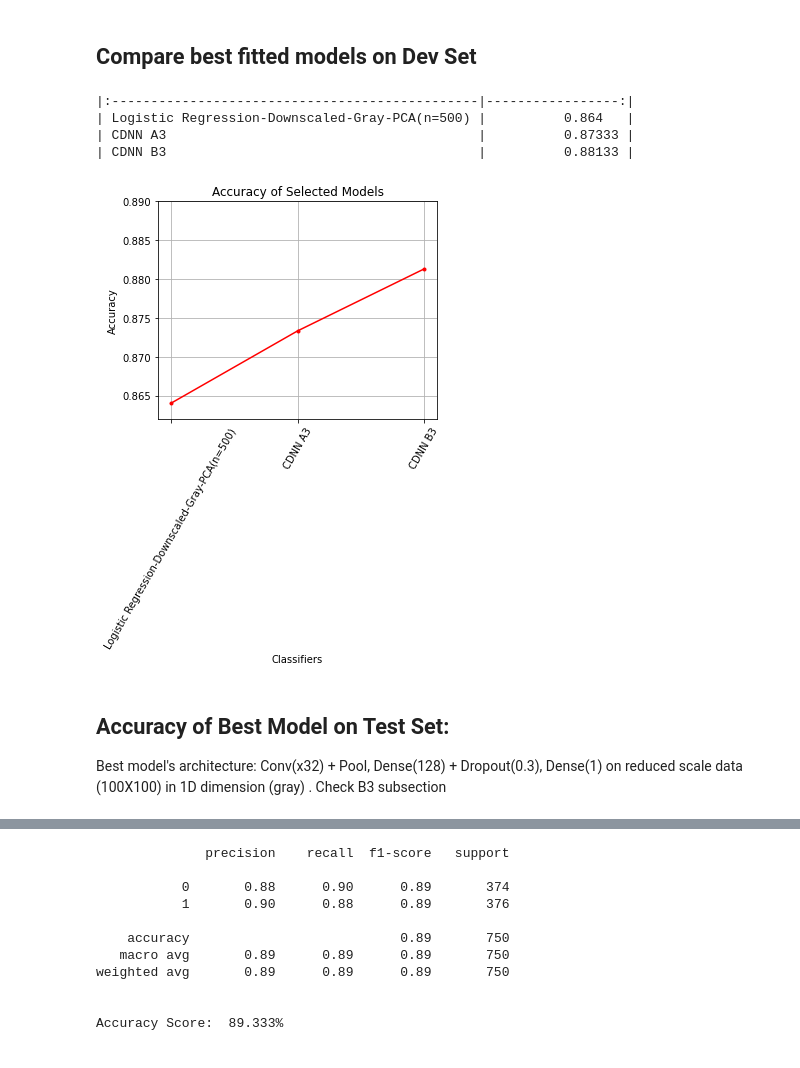
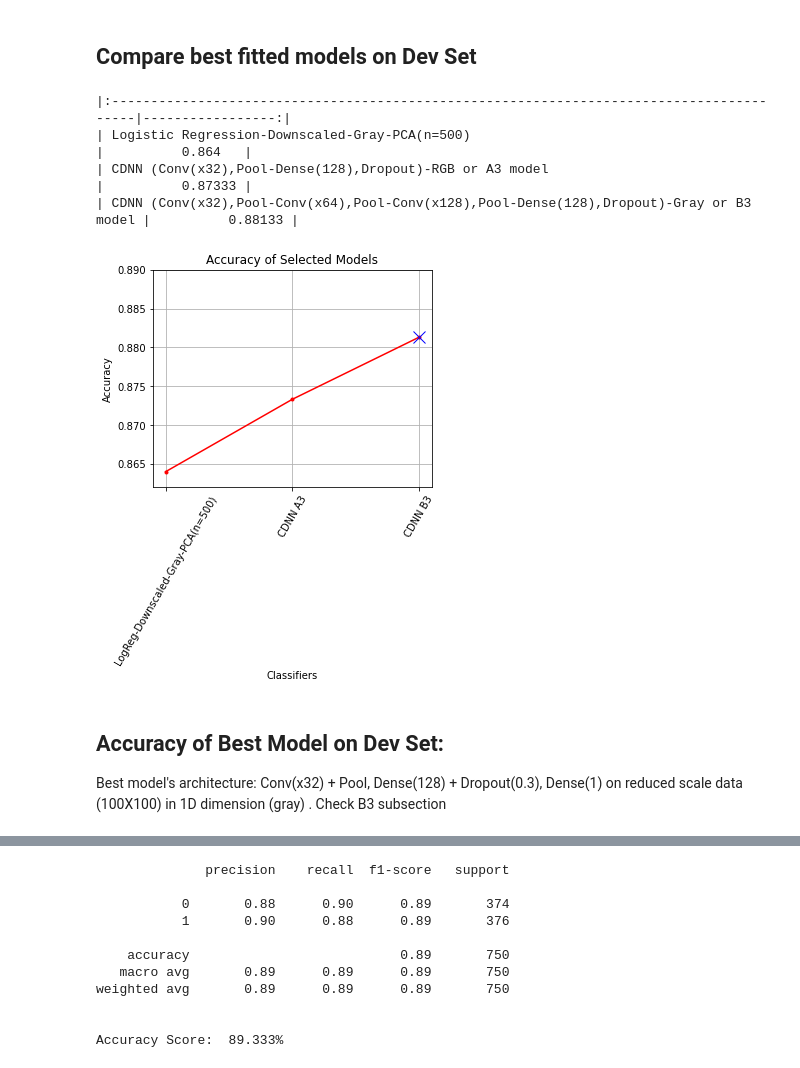
Before and after one commit to xeniakal/AMLS_20-21_SN20159465, a Jupyter notebook: A2/SmileDetection.ipynb, the cells around one changed output, grey strips where cells are left out. Saved outputs shown, nothing was run; the diff lists cells and outputs as text; code cells hidden in the pictures.

```diff
--- a/A2/SmileDetection.ipynb
+++ b/A2/SmileDetection.ipynb
@@ -1376,31 +1387,40 @@ Epoch 00010: val_loss did not improve from 0.68083
 # %%
 acc_lr_PCA_downscaled_gray=0.86400
 acc_A3= 0.87333
 acc_B3=0.88133
 data={'Logistic Regression-Downscaled-Gray-PCA(n=500)':[acc_lr_PCA_downscaled_gray],
-      'CDNN A3':[acc_A3], 'CDNN B3':[acc_B3]}
+      'CDNN (Conv(x32),Pool-Dense(128),Dropout)-RGB or A3 model':[acc_A3],
+      'CDNN (Conv(x32),Pool-Conv(x64),Pool-Conv(x128),Pool-Dense(128),Dropout)-Gray or B3 model':[acc_B3]}
 df=pd.DataFrame.from_dict(data,orient='index',columns=['Accuracy Score'])
 df.sort_values(by=df.columns[0],ascending=False, inplace=False)
 print(df.to_markdown())
 
 accuracies = [acc_lr_PCA_downscaled_gray,acc_A3,acc_B3]
-acc_list=['Logistic Regression-Downscaled-Gray-PCA(n=500)','CDNN A3','CDNN B3']
+acc_list=['LogReg-Downscaled-Gray-PCA(n=500)','CDNN A3','CDNN B3']
 plt.figure(figsize=(5,4))
 plt.title('Accuracy of Selected Models')
 plt.plot(acc_list,accuracies, 'r.-')
+
+#spot maximum accuracy
+acc_max = np.array(accuracies).max()
+index=np.where(accuracies==acc_max)
+index = index[0][0]
+plt.plot(acc_list[index],acc_max,'x',color='b',markersize=12)
+
+
 plt.grid()
 plt.ylabel('Accuracy')
 plt.xlabel('Classifiers')
 plt.xticks(rotation=60)
 plt.ylim([0.862,0.89])
 plt.show()
 # %% [output]
-|:-----------------------------------------------|-----------------:|
-| Logistic Regression-Downscaled-Gray-PCA(n=500) |          0.864   |
-| CDNN A3                                        |          0.87333 |
-| CDNN B3                                        |          0.88133 |
+|:-----------------------------------------------------------------------------------------|-----------------:|
+| Logistic Regression-Downscaled-Gray-PCA(n=500)                                           |          0.864   |
+| CDNN (Conv(x32),Pool-Dense(128),Dropout)-RGB or A3 model                                 |          0.87333 |
+| CDNN (Conv(x32),Pool-Conv(x64),Pool-Conv(x128),Pool-Dense(128),Dropout)-Gray or B3 model |          0.88133 |
-[figure, old version]
+[figure, new version]
 # %% [markdown]
-## Accuracy of Best Model on Test Set:
+## Accuracy of Best Model on Dev Set:
 
 Best model's architecture: Conv(x32) + Pool, Dense(128) + Dropout(0.3), Dense(1) on reduced scale data (100X100) in 1D dimension (gray) . Check B3 subsection
```
Also changed, not shown: parts of 29 cells of this notebook, 5 other files.
